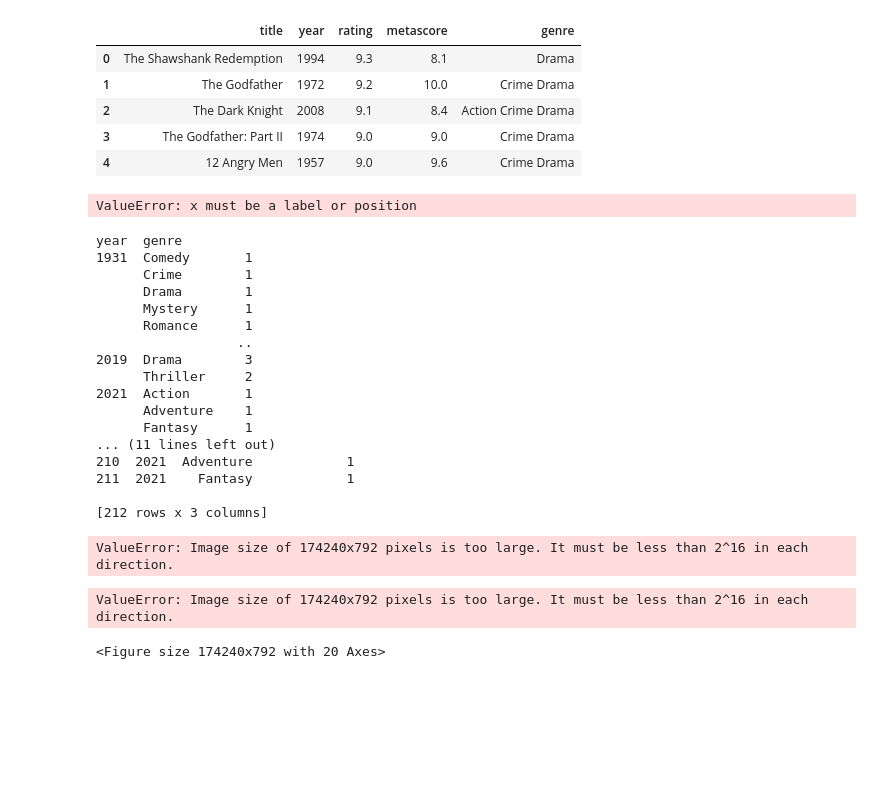
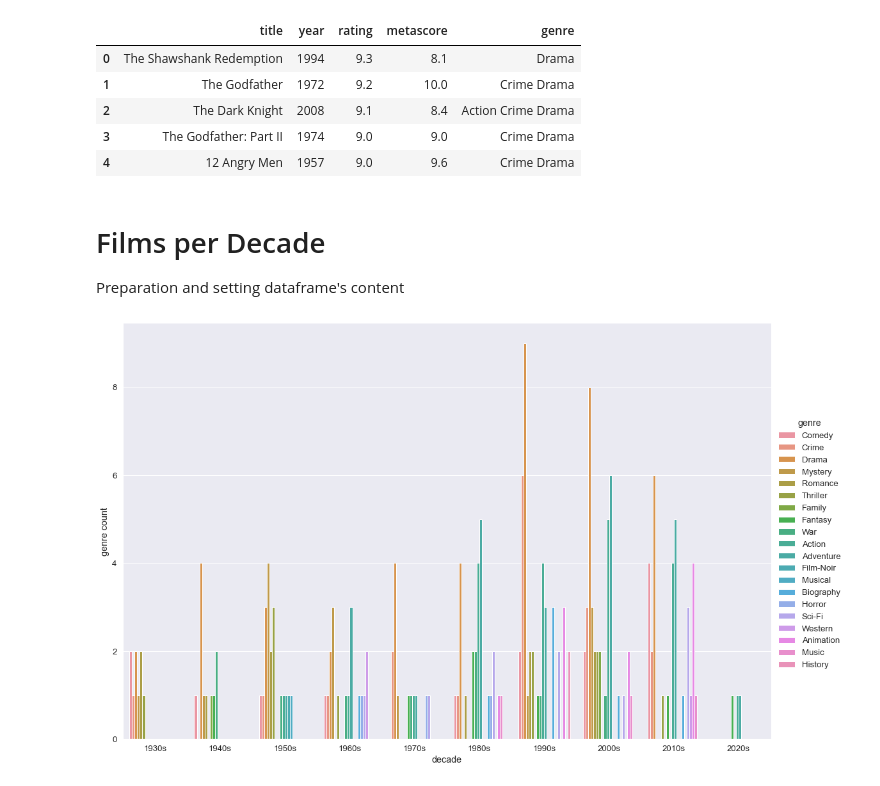
Before and after one commit to taredalen/web-scraping-project, a Jupyter notebook: IMDB/data_exploration.ipynb, the cells around one changed output. Drawn from its saved outputs; the diff is of its cells as text; code cells hidden in the pictures; blank space fills up the shorter version.

Commit message:
films per decade sns

```diff
--- a/IMDB/data_exploration.ipynb
+++ b/IMDB/data_exploration.ipynb
@@ -24,57 +25,31 @@ df.head()
 | 2 | The Dark Knight | 2008 | 9.1 | 8.4 | Action Crime Drama |
 | 3 | The Godfather: Part II | 1974 | 9.0 | 9.0 | Crime Drama |
 | 4 | 12 Angry Men | 1957 | 9.0 | 9.6 | Crime Drama |
-# %%
-plt.rcParams['figure.figsize'] = [20, 7]
-
-df.plot( x=["metascore", "rating"], y="title", kind="bar")
-plt.show()
-# %% [output]
-ValueError: x must be a label or position
+# %% [markdown]
+# Films per Decade
+
+Preparation and setting dataframe's content
 # %%
-from pandas import Series
+s = df['genre'].str.split(' ').apply(Series, 1).stack()
+s.index = s.index.droplevel(-1)
+s.name = 'genre'
+del df['genre']
+df2 = df.join(s)
 
-df_dec = df[['genre', 'year', 'metascore', 'rating', 'title']]
+df2 = df2.groupby(['year', 'genre'], sort=True)['year'].count()
+df_year = df2.to_frame(name = 'genre count').reset_index()
 
-s = df['genre'].str.split(' ').apply(Series, 1).stack()
-s.index = s.index.droplevel(-1) # to line up with df's index
-s.name = 'genre'
-del df_dec['genre']
-df_dec = df_dec.join(s)
-#df_dec.plot(x="genre", y="year", kind="bar", rot=90, fontsize=10)
+df_year['decade'] = (10 * (df_year['year'] // 10)).astype(str) + 's'
 
-#df_dec.plot(x="genre", y=["metascore", "rating"], kind="bar")
-
-df_dec = df_dec.groupby(["year", "genre"], sort=True)["year"].count()
-print(df_dec)
-d2 = df_dec.to_frame(name = 'genre count').reset_index()
-
-print(d2)
+df_dec = df_year.groupby(['decade', 'genre'], sort=True)['year'].count()
+df_dec = df_dec.to_frame(name = 'genre count').reset_index()
-# %% [output]
-year  genre
-1931  Comedy       1
-      Crime        1
-      Drama        1
-      Mystery      1
-      Romance      1
-                  ..
-2019  Drama        3
-      Thriller     2
-2021  Action       1
-      Adventure    1
-      Fantasy      1
-... (11 lines left out)
-210  2021  Adventure            1
-211  2021    Fantasy            1
-
-[212 rows x 3 columns]
 # %%
-from matplotlib import rcParams
+plt.rcParams['figure.figsize'] = (10, 5)
 
+sns.set_context('notebook', font_scale=1.2)
+sns.set_style('darkgrid')
 
-sns.catplot(x='year', y='genre count', col='genre', data=d2, kind='bar', height=8.27, aspect=11.7/8.27)
+sns.catplot(x='decade', y='genre count', hue='genre', data=df_dec, kind='bar', height=10, aspect=15/10)
 sns.despine()
 # %% [output]
-ValueError: Image size of 174240x792 pixels is too large. It must be less than 2^16 in each direction.
-ValueError: Image size of 174240x792 pixels is too large. It must be less than 2^16 in each direction.
-<Figure size 174240x792 with 20 Axes>
+[figure, added]
```
Also changed, not shown: parts of 3 cells of this notebook, 1 other file.
